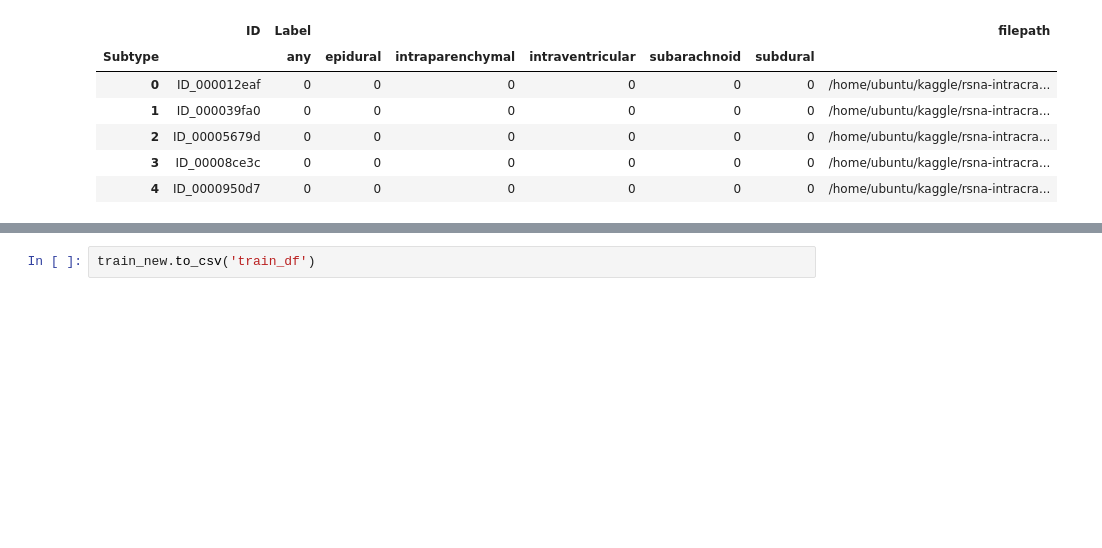
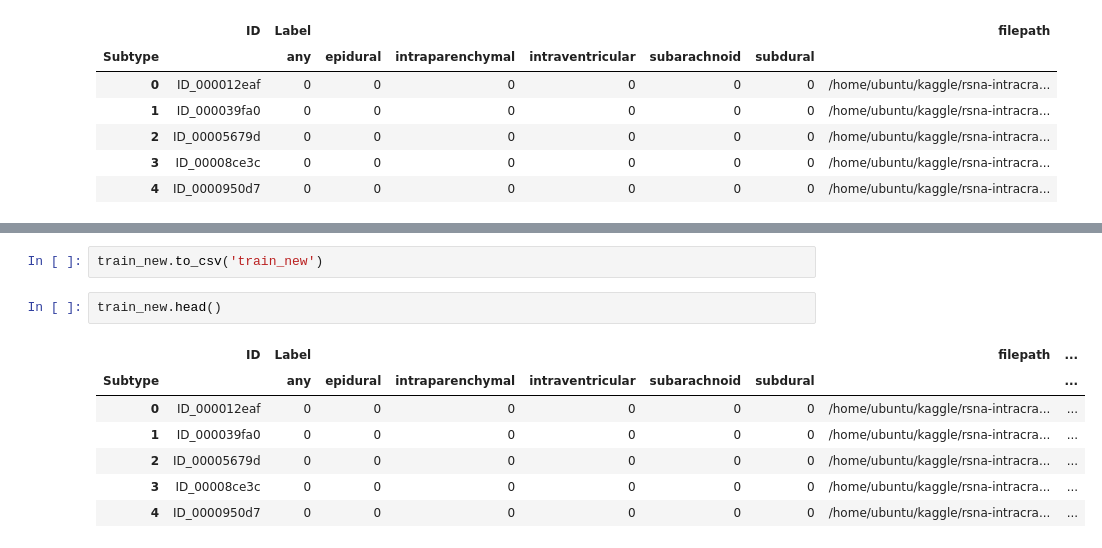
Before and after one commit to bharatc9530/Intracranial-Hemorrhage-Detection, a Jupyter notebook: Notebook/Week 1/load_data.ipynb, the cells around one changed output, grey strips where cells are left out. Saved outputs shown, nothing was run; the diff lists cells and outputs as text; blank space fills up the shorter version.

```diff
--- a/Notebook/Week 1/load_data.ipynb
+++ b/Notebook/Week 1/load_data.ipynb
@@ -172,2 +213,12 @@ train_new.head()
 # %%
-train_new.to_csv('train_df')
+train_new.to_csv('train_new')
+# %%
+train_new.head()
+# %% [output]
+|  | ID | Label |  |  |  |  |  | filepath | ... |
+| Subtype |  | any | epidural | intraparenchymal | intraventricular | subarachnoid | subdural |  | ... |
+| 0 | ID_000012eaf | 0 | 0 | 0 | 0 | 0 | 0 | /home/ubuntu/kaggle/rsna-intracra... | ... |
+| 1 | ID_000039fa0 | 0 | 0 | 0 | 0 | 0 | 0 | /home/ubuntu/kaggle/rsna-intracra... | ... |
+| 2 | ID_00005679d | 0 | 0 | 0 | 0 | 0 | 0 | /home/ubuntu/kaggle/rsna-intracra... | ... |
+| 3 | ID_00008ce3c | 0 | 0 | 0 | 0 | 0 | 0 | /home/ubuntu/kaggle/rsna-intracra... | ... |
+| 4 | ID_0000950d7 | 0 | 0 | 0 | 0 | 0 | 0 | /home/ubuntu/kaggle/rsna-intracra... | ... |
```
Also changed, not shown: parts of 8 cells of this notebook.
